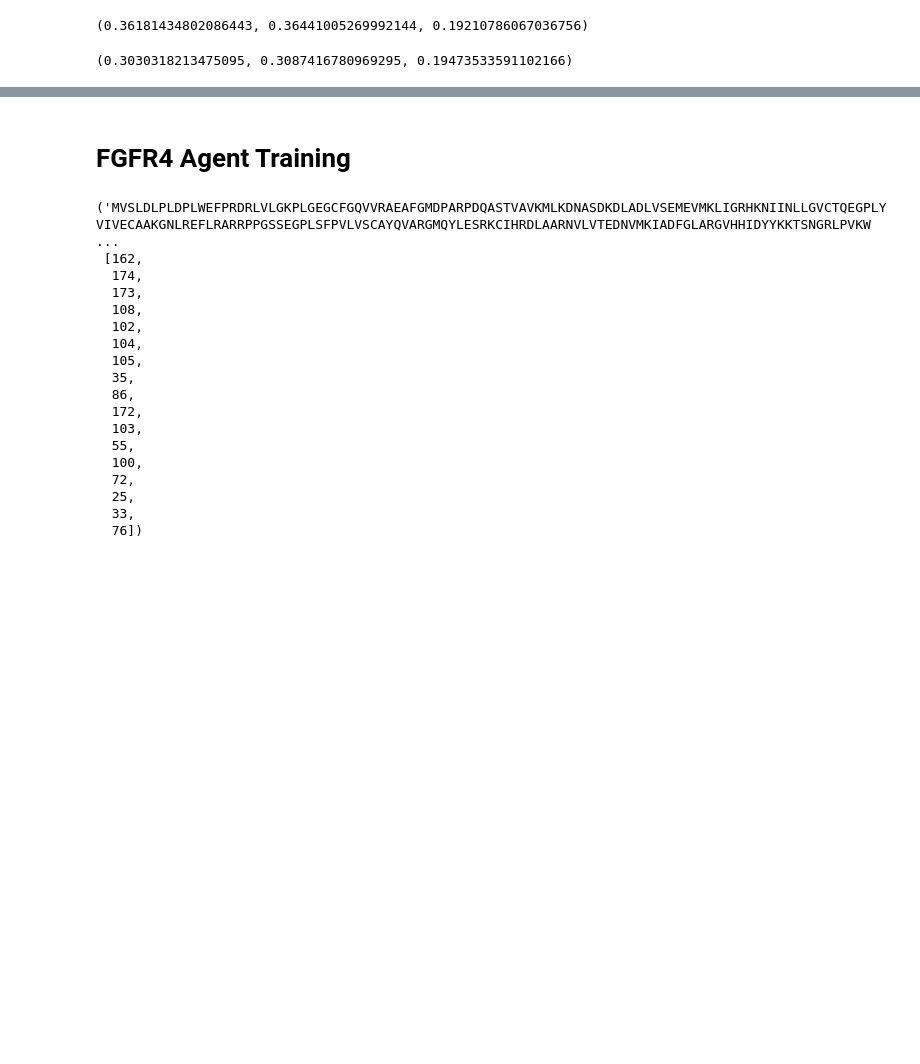
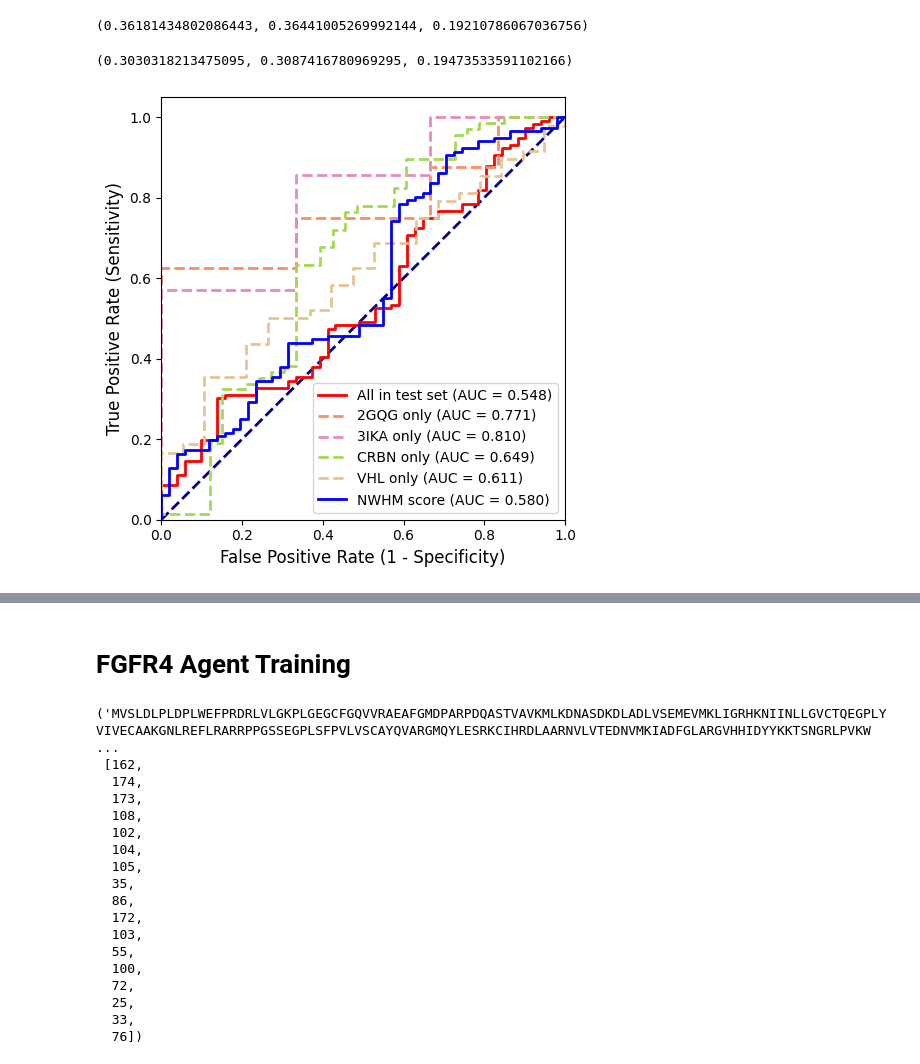
Before and after one commit to alchemistcai/PotentialLinker, a Jupyter notebook: misc.ipynb, the cells around one changed output, grey strips where cells are left out. Drawn from its saved outputs; the diff is of its cells as text; code cells hidden in the pictures; blank space fills up the shorter version.

```diff
--- a/misc.ipynb
+++ b/misc.ipynb
@@ -218,8 +224,28 @@ Name: count, dtype: int64
+# %%
+from sklearn.metrics import auc, roc_curve
+import matplotlib.pyplot as plt
+
+def print_roc(models_data):
+    plt.figure(figsize=(5, 5))
+    colors = plt.cm.Set2(np.linspace(0, 1, len(models_data)))
+    plt.plot([0, 1], [0, 1], color='navy', lw=2, linestyle='--')
+    for (name, y_test_truth, y_test_predict,linestyle,user_color), color in zip(models_data, colors):
+        fpr, tpr, thresholds = roc_curve(y_test_truth, y_test_predict)
+        roc_auc = auc(fpr, tpr)
+        plt.plot(fpr, tpr, color=user_color if user_color else color, lw=2, linestyle=linestyle, label=f'{name} (AUC = {roc_auc:.3f})')
+    plt.xlim([0.0, 1.0])
+    plt.ylim([0.0, 1.05])
+    plt.xlabel('False Positive Rate (1 - Specificity)', fontsize=12)
+    plt.ylabel('True Positive Rate (Sensitivity)', fontsize=12)
+    plt.legend(loc="lower right", fontsize=10)
+    plt.tight_layout()
+    plt.savefig('pics/roc.png',dpi=600,bbox_inches='tight')
+    plt.show()
 # %%
 model_2gqg = train_linercv_weight(test_df[test_df['pdbid']=='2gqg'],['lgKd_ternary','dist_ub_square','bsa'], QuantileTransformer)
 model_3ika = train_linercv_weight(test_df[test_df['pdbid']=='3ika'],['lgKd_ternary','dist_ub_square','num_clash'], QuantileTransformer)
 model_crbn=train_linercv_weight(test_df[test_df['E3 Ligase']=='crbn'],['lgKd_ternary','dist_ub_square','num_clash'], QuantileTransformer)
-model_crbn=train_linercv_weight(test_df[test_df['E3 Ligase']=='vhl'],['lgKd_ternary','dist_ub_square','num_clash'], QuantileTransformer)
+model_vhl=train_linercv_weight(test_df[test_df['E3 Ligase']=='vhl'],['lgKd_ternary','dist_ub_square','num_clash'], QuantileTransformer)
 # %% [output]
 Ridge train set ROC-AUC: 0.7800 ± 0.1360
 Ridge test set ROC-AUC: 0.7708
@@ -253,3 +279,13 @@ sc_inact=3/((1/(1-models[3].transform(test_df[test_df['Active/Inactive']==0][['l
 np.percentile(sc_inact, 50),np.mean(sc_inact),np.std(sc_inact),
 # %% [output]
 (0.3030318213475095, 0.3087416780969295, 0.19473533591102166)
+# %%
+print_roc([('All in test set',models[2],models[0].decision_function(models[1]),'-','red'),
+('2GQG only',model_2gqg[2],model_2gqg[0].decision_function(model_2gqg[1]),'--',''),
+('3IKA only',model_3ika[2],model_3ika[0].decision_function(model_3ika[1]),'--',''),
+('CRBN only',model_crbn[2],model_crbn[0].decision_function(model_crbn[1]),'--',''),
+('VHL only',model_vhl[2],model_vhl[0].decision_function(model_vhl[1]),'--',''),
+('NWHM score',models[2],3/((1/(1-models[1])).sum(axis=1)),'-','blue'),
+])
+# %% [output]
+[figure, added]
```
Also changed, not shown: parts of 5 cells of this notebook, 5 other files.
